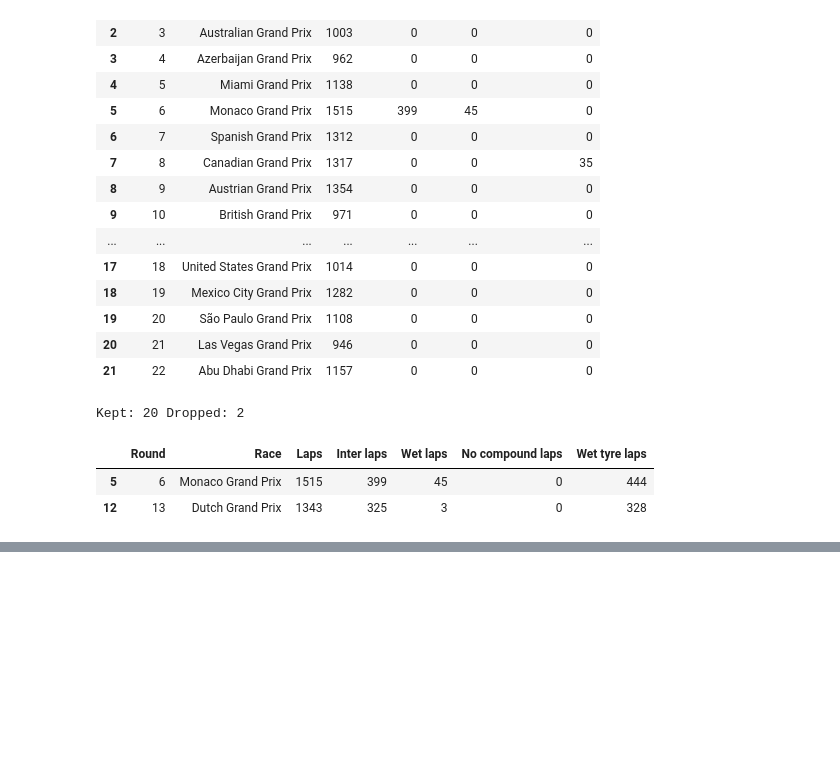
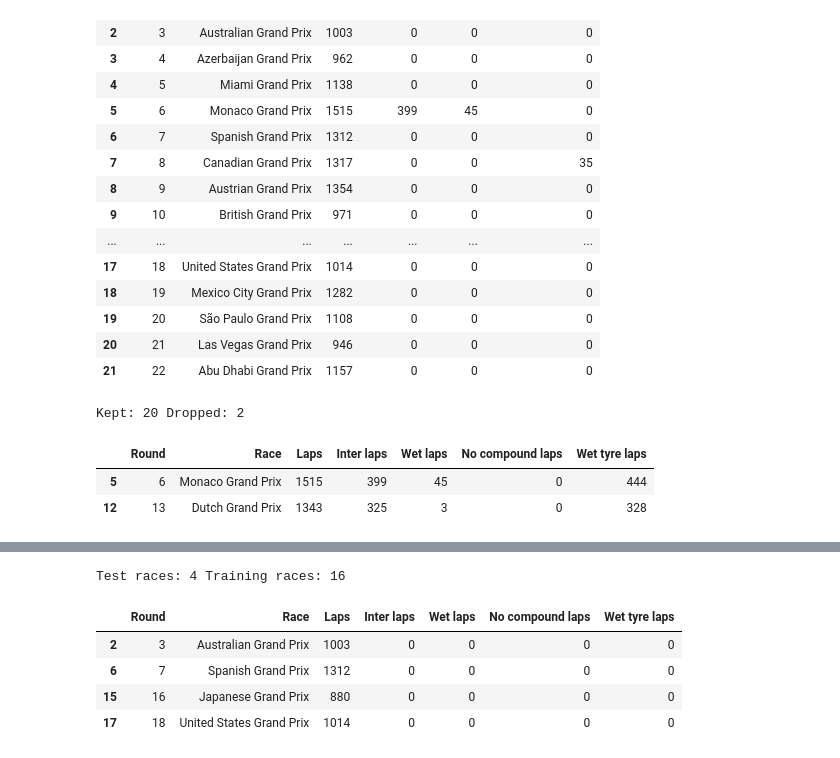
Before and after one commit to janjanisz/boxbox, a Jupyter notebook: 04_choose_races.ipynb, the cells around one changed output, grey strips where cells are left out. Drawn from its saved outputs; the diff is of its cells as text; code cells hidden in the pictures; blank space fills up the shorter version.

```diff
--- a/04_choose_races.ipynb
+++ b/04_choose_races.ipynb
@@ -92,0 +147,15 @@ Kept: 20 Dropped: 2
+# %%
+held_back = ['Japanese Grand Prix', 'Australian Grand Prix', 'United States Grand Prix', 'Spanish Grand Prix']
+
+test_races = kept[kept['Race'].isin(held_back)]
+training_races = kept[~kept['Race'].isin(held_back)]
+
+print('Test races:', len(test_races), 'Training races:', len(training_races))
+test_races
+# %% [output]
+Test races: 4 Training races: 16
+|  | Round | Race | Laps | Inter laps | Wet laps | No compound laps | Wet tyre laps |
+| 2 | 3 | Australian Grand Prix | 1003 | 0 | 0 | 0 | 0 |
+| 6 | 7 | Spanish Grand Prix | 1312 | 0 | 0 | 0 | 0 |
+| 15 | 16 | Japanese Grand Prix | 880 | 0 | 0 | 0 | 0 |
+| 17 | 18 | United States Grand Prix | 1014 | 0 | 0 | 0 | 0 |
```
Also changed, not shown: parts of 1 cell of this notebook.
